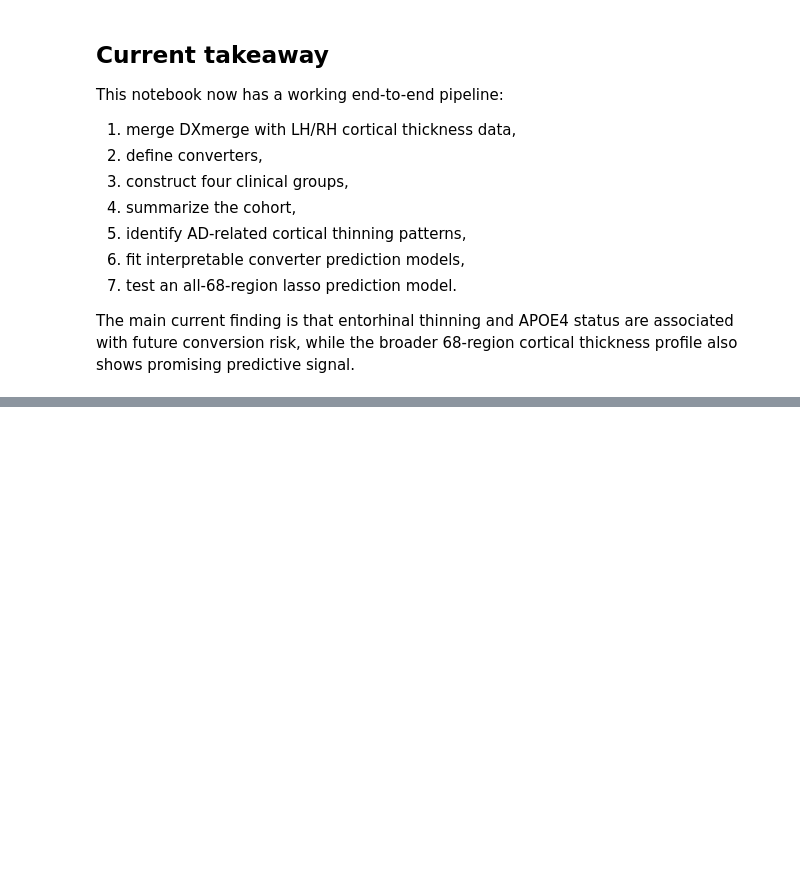
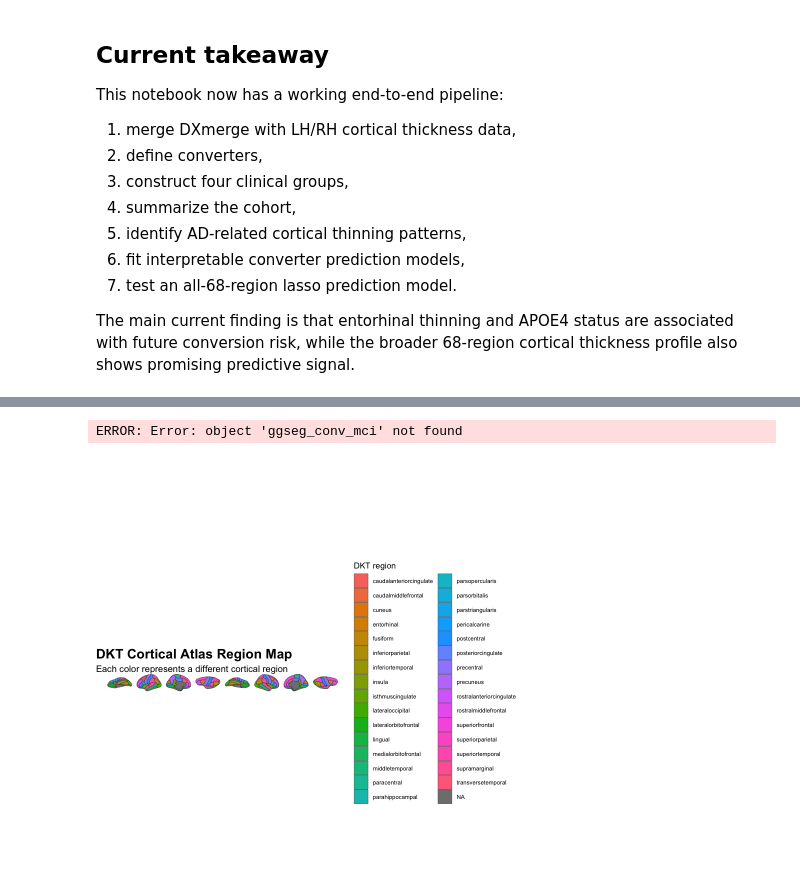
Before and after one commit to ACastellana0629/AD_onboarding, a Jupyter notebook: R_analysis/Analysis.ipynb, the cells around one changed output, grey strips where cells are left out. Cells and saved outputs as stored; diff of their text form; code cells hidden in the pictures; blank space fills up the shorter version.

```diff
--- a/R_analysis/Analysis.ipynb
+++ b/R_analysis/Analysis.ipynb
@@ -2498,0 +2685,63 @@ The main current finding is that entorhinal thinning and APOE4 status are associ
+# %%
+# ============================================================
+# Step 22d: Converter vs Stable MCI brain map (polished)
+# ============================================================
+
+ggplot() +
+  geom_brain(
+    atlas = dkt_atlas,
+    data = ggseg_conv_mci,
+    mapping = aes(fill = CONVERTER_minus_MCI),
+    color = "grey35",
+    size = 0.2
+  ) +
+  scale_fill_gradient2(
+    low = "#1f3b5c",
+    mid = "#6baed6",
+    high = "#f7fbff",
+    midpoint = 0,
+    na.value = "grey85"
+  ) +
+  labs(
+    title = "Converter vs Stable MCI Cortical Thickness Difference",
+    subtitle = "Negative values indicate thinner cortex at baseline in MCI participants who later converted to dementia",
+    fill = "Converter - MCI"
+  ) +
+  theme_void() +
+  theme(
+    plot.title = element_text(size = 16, face = "bold"),
+    plot.subtitle = element_text(size = 11),
+    legend.title = element_text(size = 11),
+    legend.text = element_text(size = 10)
+  )
+# %% [output]
+ERROR: Error: object 'ggseg_conv_mci' not found
+# %%
+# ============================================================
+# Step 22e: DKT region reference map
+# This is NOT group difference; it color-codes each cortical region
+# so we can understand the atlas anatomy.
+# ============================================================
+
+ggplot() +
+  geom_brain(
+    atlas = dkt_atlas,
+    mapping = aes(fill = region),
+    color = "grey30",
+    size = 0.2
+  ) +
+  labs(
+    title = "DKT Cortical Atlas Region Map",
+    subtitle = "Each color represents a different cortical region",
+    fill = "DKT region"
+  ) +
+  theme_void() +
+  theme(
+    plot.title = element_text(size = 16, face = "bold"),
+    plot.subtitle = element_text(size = 11),
+    legend.position = "right",
+    legend.title = element_text(size = 10),
+    legend.text = element_text(size = 7)
+  )
+# %% [output]
+[figure, added]
```
Also changed, not shown: parts of 44 cells of this notebook.
